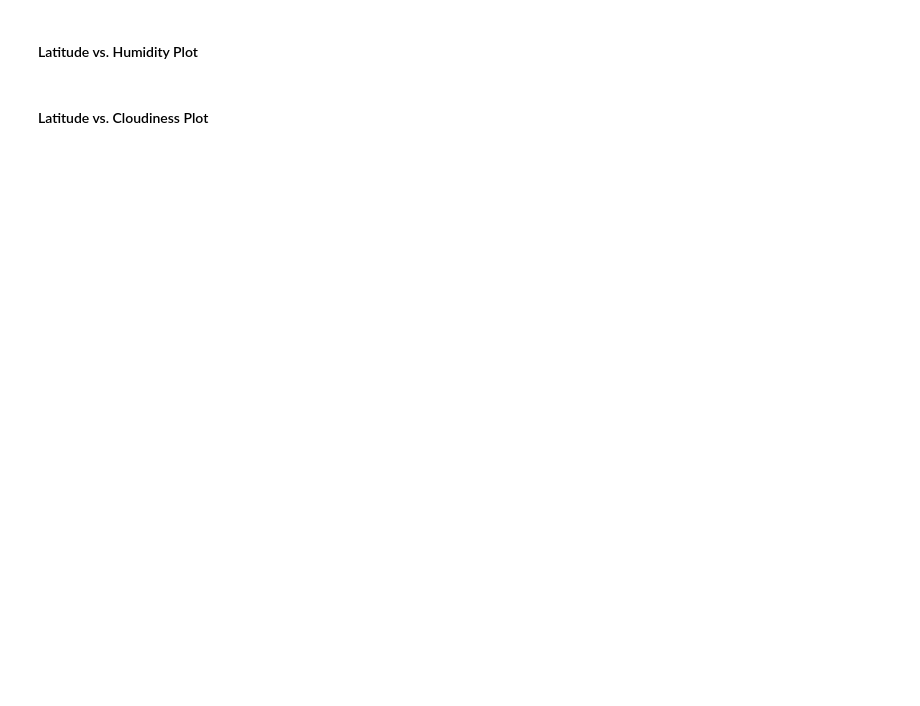
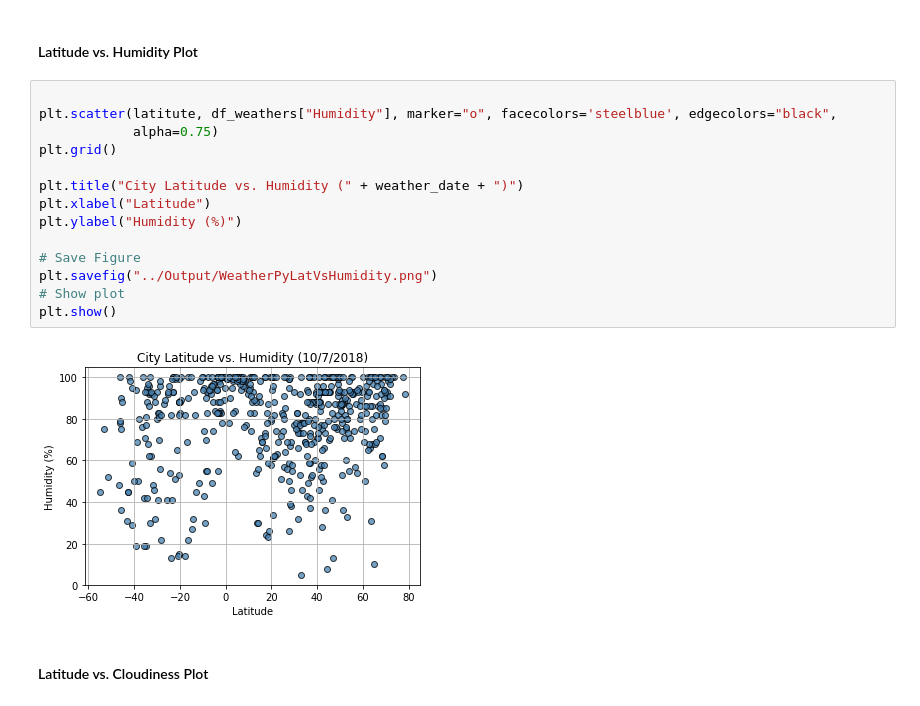
Before and after one commit to mosal2000/WeatherPy, a Jupyter notebook: code/WeatherPy.ipynb, the cells around one changed output. Saved outputs shown, nothing was run; the diff lists cells and outputs as text; blank space fills up the shorter version.

```diff
--- a/code/WeatherPy.ipynb
+++ b/code/WeatherPy.ipynb
@@ -77,4 +189,20 @@ len(cities)
 # %% [markdown]
 #### Latitude vs. Humidity Plot
+# %%
+
+plt.scatter(latitute, df_weathers["Humidity"], marker="o", facecolors='steelblue', edgecolors="black",
+            alpha=0.75)
+plt.grid()
+
+plt.title("City Latitude vs. Humidity (" + weather_date + ")")
+plt.xlabel("Latitude")
+plt.ylabel("Humidity (%)")
+
+# Save Figure
+plt.savefig("../Output/WeatherPyLatVsHumidity.png")
+# Show plot
+plt.show()
+# %% [output]
+[figure, added]
 # %% [markdown]
 #### Latitude vs. Cloudiness Plot
```
Also changed, not shown: parts of 13 cells of this notebook, 5 other files.
